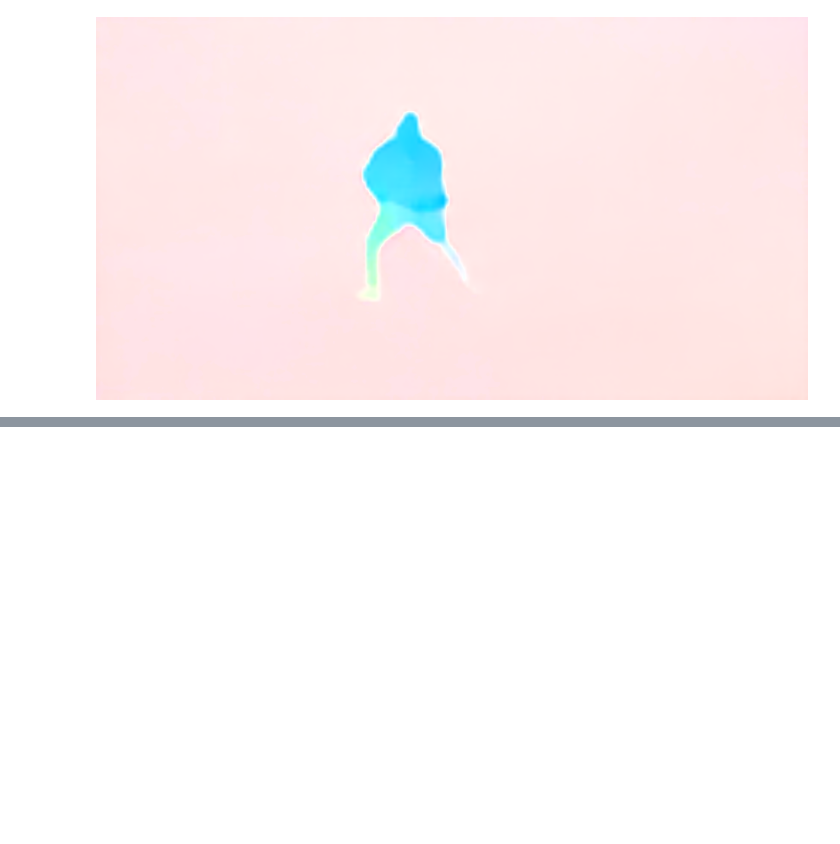
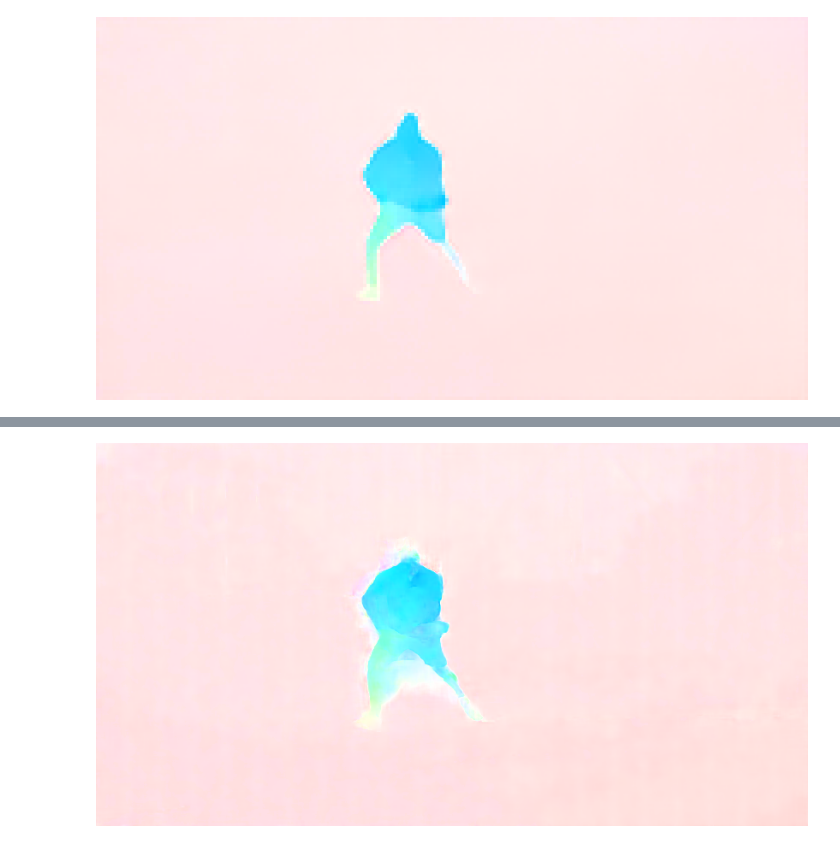
Before and after one commit to jfajkowski/inpainting, a Jupyter notebook: notebooks/flow_estimation.ipynb, the cells around one changed output, grey strips where cells are left out. Cells and saved outputs as stored; diff of their text form; code cells hidden in the pictures; blank space fills up the shorter version.

```diff
--- a/notebooks/flow_estimation.ipynb
+++ b/notebooks/flow_estimation.ipynb
@@ -55,0 +64,8 @@ tensor_to_pil_image(flow_tensor_to_image_tensor(result))
+# %%
+from inpainting.flow.spynet.model import SpyNetModel
+
+model = SpyNetModel('../models/flow/spynet/network-sintel-final.pytorch').cuda()
+result = model(prev_image, curr_image)
+tensor_to_pil_image(flow_tensor_to_image_tensor(result))
+# %% [output]
+[figure, added]
```
Also changed, not shown: parts of 1 cell of this notebook, 12 other files.
